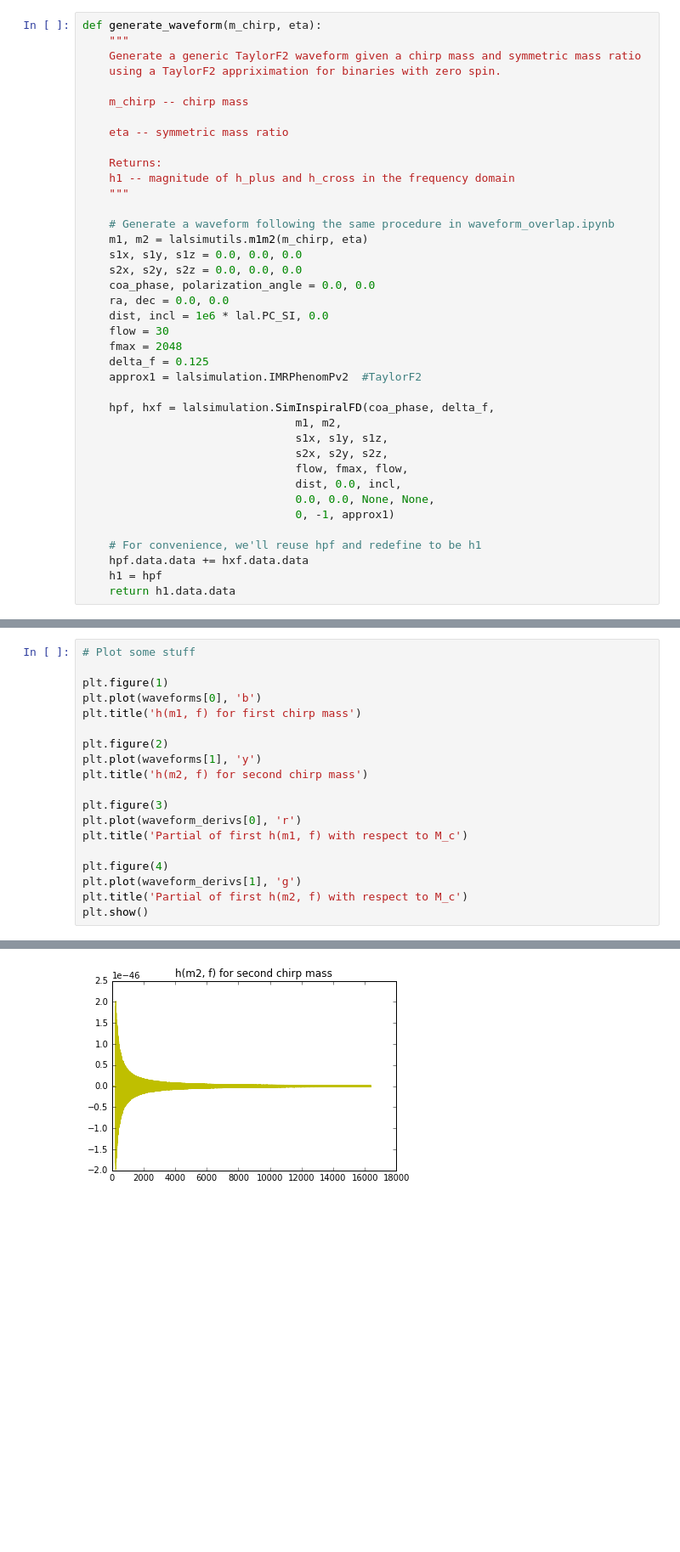
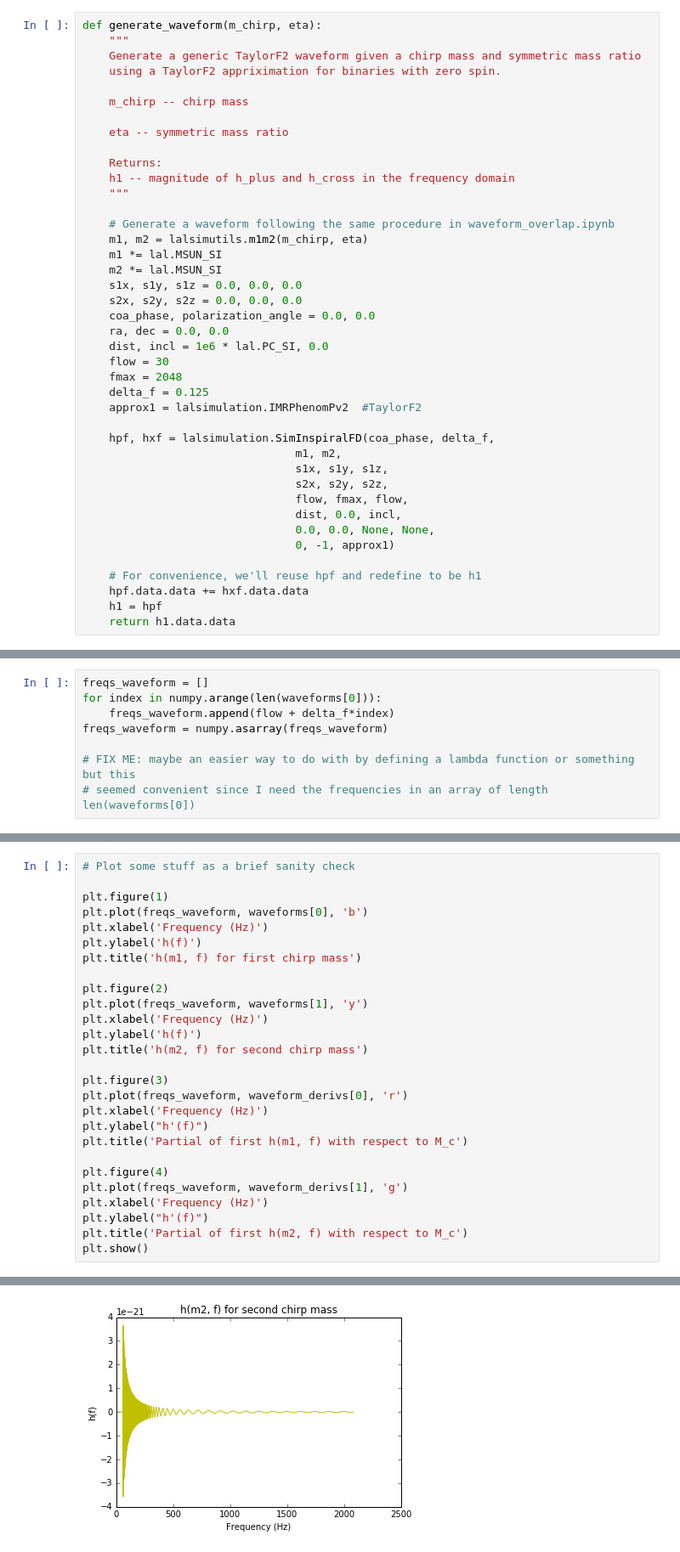
Before and after one commit to CIERA-Northwestern/precession_measurability, a Jupyter notebook: fisher_matrix.ipynb, the cells around one changed output, grey strips where cells are left out. Shown: that part at 85% size. Saved outputs shown, nothing was run; the diff lists cells and outputs as text; blank space fills up the shorter version.

```diff
--- a/fisher_matrix.ipynb
+++ b/fisher_matrix.ipynb
@@ -52,6 +53,8 @@ def generate_waveform(m_chirp, eta):
 
     # Generate a waveform following the same procedure in waveform_overlap.ipynb
     m1, m2 = lalsimutils.m1m2(m_chirp, eta)
+    m1 *= lal.MSUN_SI
+    m2 *= lal.MSUN_SI
     s1x, s1y, s1z = 0.0, 0.0, 0.0
     s2x, s2y, s2z = 0.0, 0.0, 0.0
     coa_phase, polarization_angle = 0.0, 0.0
@@ -104,3 +112,11 @@ waveforms = numpy.asarray(waveforms)
+# %%
+freqs_waveform = []
+for index in numpy.arange(len(waveforms[0])):
+    freqs_waveform.append(flow + delta_f*index)
+freqs_waveform = numpy.asarray(freqs_waveform)
+
+# FIX ME: maybe an easier way to do with by defining a lambda function or something but this
+# seemed convenient since I need the frequencies in an array of length len(waveforms[0])
 # %% [markdown]
 ## Calculate $\frac{\partial h(f)}{\partial M_{c}}$
 
@@ -131,22 +147,30 @@ for waveform_index in numpy.arange(len(waveforms) - 1):
     waveform_derivs.append(numpy.asarray(waveform_deriv))
 waveform_derivs = numpy.asarray(waveform_derivs)
 # %%
-# Plot some stuff
+# Plot some stuff as a brief sanity check
 
 plt.figure(1)
-plt.plot(waveforms[0], 'b')
+plt.plot(freqs_waveform, waveforms[0], 'b')
+plt.xlabel('Frequency (Hz)')
+plt.ylabel('h(f)')
 plt.title('h(m1, f) for first chirp mass')
 
 plt.figure(2)
-plt.plot(waveforms[1], 'y')
+plt.plot(freqs_waveform, waveforms[1], 'y')
+plt.xlabel('Frequency (Hz)')
+plt.ylabel('h(f)')
 plt.title('h(m2, f) for second chirp mass')
 
 plt.figure(3)
-plt.plot(waveform_derivs[0], 'r')
+plt.plot(freqs_waveform, waveform_derivs[0], 'r')
+plt.xlabel('Frequency (Hz)')
+plt.ylabel("h'(f)")
 plt.title('Partial of first h(m1, f) with respect to M_c')
 
 plt.figure(4)
-plt.plot(waveform_derivs[1], 'g')
+plt.plot(freqs_waveform, waveform_derivs[1], 'g')
+plt.xlabel('Frequency (Hz)')
+plt.ylabel("h'(f)")
 plt.title('Partial of first h(m2, f) with respect to M_c')
 plt.show()
 # %% [output]
@@ -154 +178 @@ plt.show()
-[figure, old version]
+[figure, new version]
```
Also changed, not shown: parts of 16 cells of this notebook.
